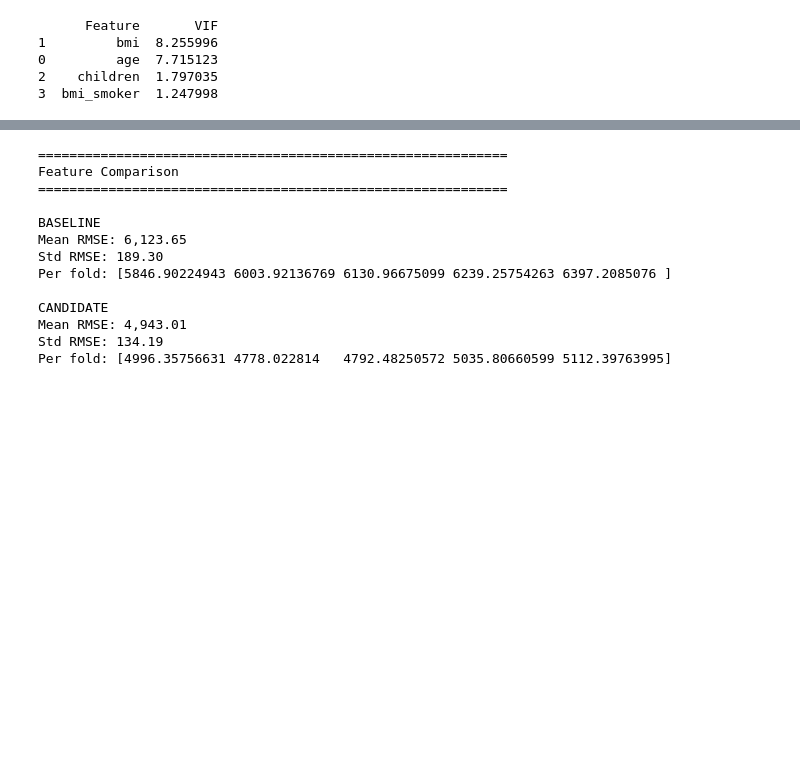
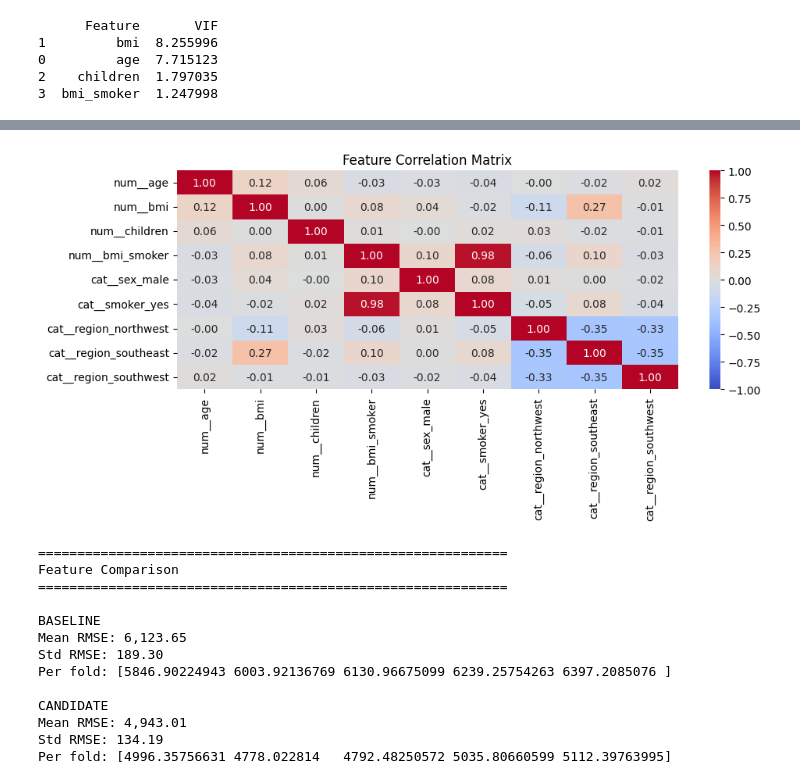
Before and after one commit to lokkenchan/linear_regression_001, a Jupyter notebook: notebooks/02_feature_engineering.ipynb, the cells around one changed output, grey strips where cells are left out. Cells and saved outputs as stored; diff of their text form; code cells hidden in the pictures; blank space fills up the shorter version.

```diff
--- a/notebooks/02_feature_engineering.ipynb
+++ b/notebooks/02_feature_engineering.ipynb
@@ -241,3 +250,7 @@ print(vif_results)
+# %%
+plot_feature_correlations(train_df,feature_names_out)
+# %% [output]
+[figure, added]
 # %%
 # ================================================================
 # STEP 6: Cross-Validation Testing
```
Also changed, not shown: parts of 5 cells of this notebook, 1 other file.
